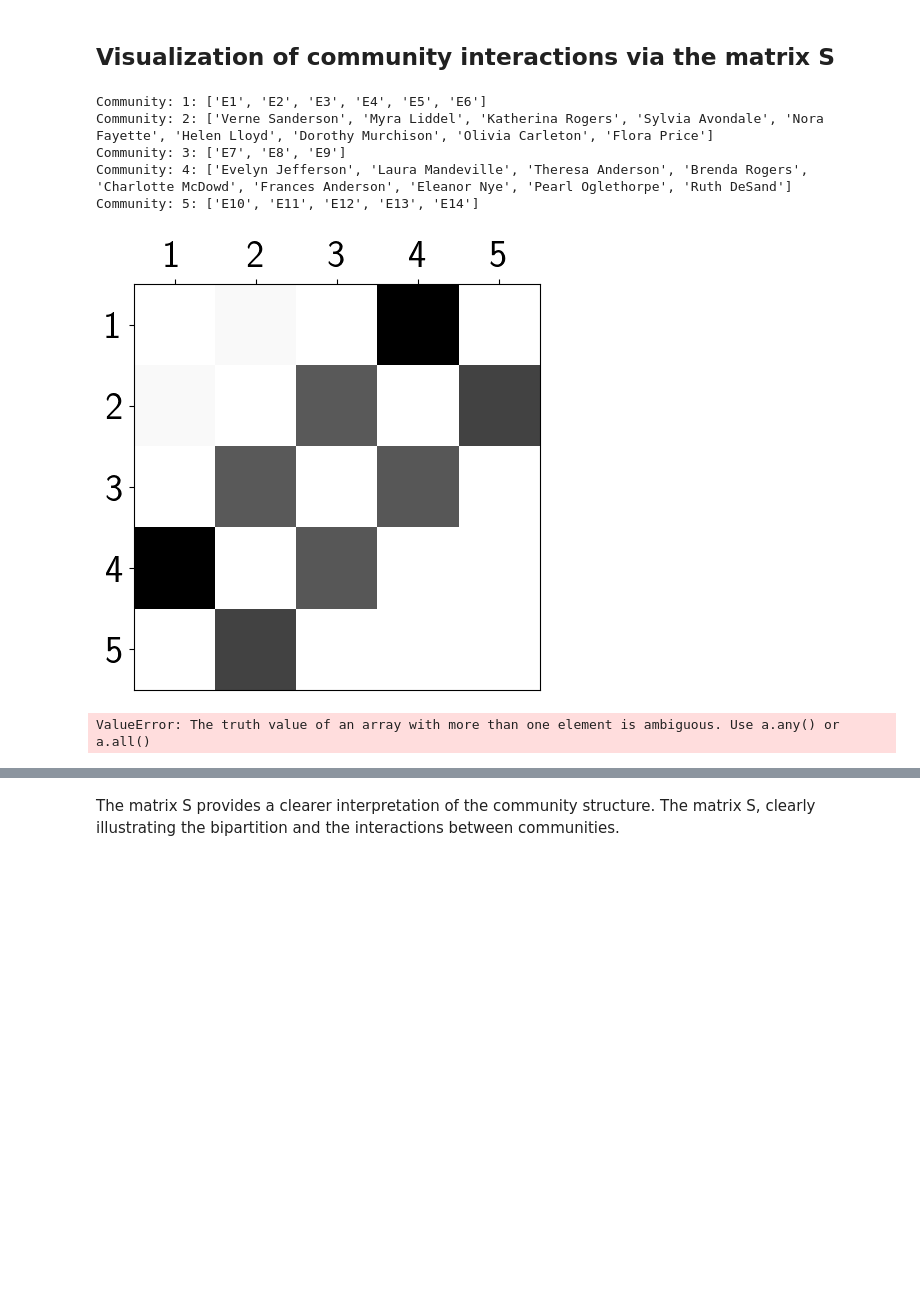
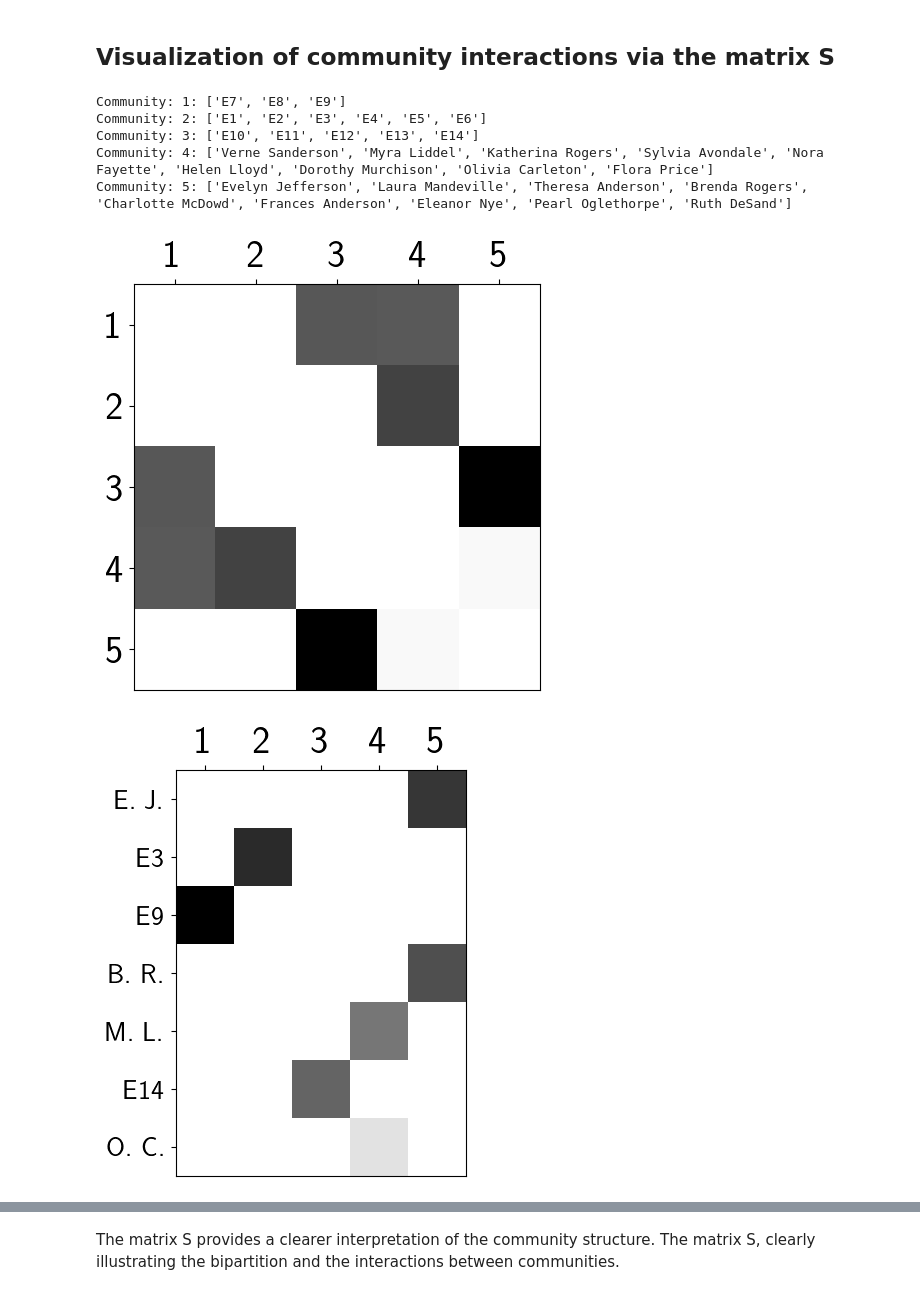
Before and after one commit to Alexia1305/OtrisymNMF_DCBM, a Jupyter notebook: southern_women.ipynb, the cells around one changed output, grey strips where cells are left out. Cells and saved outputs as stored; diff of their text form; code cells hidden in the pictures; blank space fills up the shorter version.

```diff
--- a/southern_women.ipynb
+++ b/southern_women.ipynb
@@ -66,12 +66,12 @@ random.seed(45)
 np.random.seed(19)
 X = nx.adjacency_matrix(G) #adjacency matrix
 r=5
-w, v, S, error,_ = otrisymNMF.frost(X,r,numTrials=10,verbosity=0)
-
+w, v, S, error,_ = otrisymNMF.frost(X,r,numTrials=10,verbosity=0,init_seed=1)
+print(v)
 # permutation of community indexes for visualisation
-perm = [0,1,4,3,2]
-Sp = S[perm, :][:, perm]
-vp= np.array([4 if x == 2 else 2 if x == 4 else x for x in v])
+perm = [0,1,2,3,4]
+Sp = S[perm, :][:, perm].copy()
+#vp= np.array([4 if x == 1 else 1 if x == 2 else 2 if x == 4 else x for x in v.copy()])
 
 # Graph Display with labels v
 pos = nx.spring_layout(G, seed=12)
@@ -191,45 +145,42 @@ plt.show()
 W=np.zeros((len(v),r))
 for i in range(len(v)):
     W[i,vp[i]]=w[i]
-
-Xrec=W@S@W.T
-print(max(max(Xrec)))
 selected=[0,20,26,3,10,31,16]
 W=W[:,perm]
 plt.imshow(W[selected,:], cmap='Greys')
 #cbar = plt.colorbar()
 #cbar.ax.tick_params(labelsize=14)
 plt.gca().xaxis.set_ticks_position('top')
 plt.gca().xaxis.set_label_position('top')
 labelscom = np.arange(1, W.shape[1] + 1)
 plt.xticks(fontsize=28,ticks=np.arange(W.shape[1]), labels=labelscom)
 plt.yticks(fontsize=20,ticks=np.arange(len(selected)), labels=np.array(list(labels.values()))[selected])
 #plt.title("Heatmap of matrix S\nInteraction between the communities", pad=30)
 #plt.xlabel('Community j',fontsize=28)
 #plt.ylabel('Community i',fontsize=28)
 plt.tight_layout()
 plt.show()
 
 #Display of A with a heatmap
 X_sel=X[selected][:, selected].toarray()
 plt.imshow(X_sel, cmap='Greys')
 #cbar = plt.colorbar()
 #cbar.ax.tick_params(labelsize=14)
 plt.gca().xaxis.set_ticks_position('top')
 plt.gca().xaxis.set_label_position('top')
 labelscom = np.arange(1, W.shape[1] + 1)
 plt.xticks(fontsize=20,ticks=np.arange(len(selected)), labels=np.array(list(labels.values()))[selected])
 plt.yticks(fontsize=20,ticks=np.arange(len(selected)), labels=np.array(list(labels.values()))[selected])
 #plt.title("Heatmap of matrix S\nInteraction between the communities", pad=30)
 #plt.xlabel('Community j',fontsize=28)
 #plt.ylabel('Community i',fontsize=28)
 plt.tight_layout()
 plt.show()
 # %% [output]
-Community: 1: ['E1', 'E2', 'E3', 'E4', 'E5', 'E6']
-Community: 2: ['Verne Sanderson', 'Myra Liddel', 'Katherina Rogers', 'Sylvia Avondale', 'Nora Fayette', 'Helen Lloyd', 'Dorothy Murchison', 'Olivia Carleton', 'Flora Price']
-Community: 3: ['E7', 'E8', 'E9']
-Community: 4: ['Evelyn Jefferson', 'Laura Mandeville', 'Theresa Anderson', 'Brenda Rogers', 'Charlotte McDowd', 'Frances Anderson', 'Eleanor Nye', 'Pearl Oglethorpe', 'Ruth DeSand']
-Community: 5: ['E10', 'E11', 'E12', 'E13', 'E14']
+Community: 1: ['E7', 'E8', 'E9']
+Community: 2: ['E1', 'E2', 'E3', 'E4', 'E5', 'E6']
+Community: 3: ['E10', 'E11', 'E12', 'E13', 'E14']
+Community: 4: ['Verne Sanderson', 'Myra Liddel', 'Katherina Rogers', 'Sylvia Avondale', 'Nora Fayette', 'Helen Lloyd', 'Dorothy Murchison', 'Olivia Carleton', 'Flora Price']
+Community: 5: ['Evelyn Jefferson', 'Laura Mandeville', 'Theresa Anderson', 'Brenda Rogers', 'Charlotte McDowd', 'Frances Anderson', 'Eleanor Nye', 'Pearl Oglethorpe', 'Ruth DeSand']
-[figure, old version]
+[figure, new version]
-ValueError: The truth value of an array with more than one element is ambiguous. Use a.any() or a.all()
+[figure, added]
```
Also changed, not shown: parts of 7 cells of this notebook, 21 other files.
